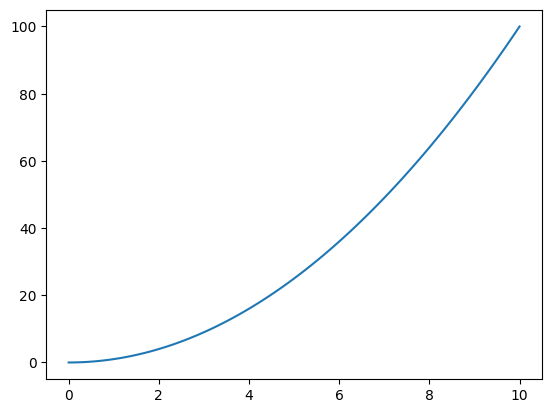
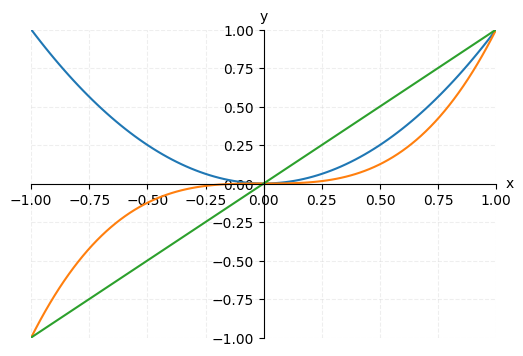
Unified diff of the notebook cell whose output changed from the first chart to the second:
--- before
+++ after
@@ -1,3 +1,10 @@
-x_space = np.linspace(0,10,100)
+x_space = np.linspace(-1,1,100)
+
+fig, ax = setup_plot(
+    show_ticks=True,
+    xlim=(-1, 1),
+    ylim=(-1, 1),
+    grid=True
+)
 plt.plot(
     x_space,
@@ -5,4 +12,14 @@
 )
 
-plt.xlabel('x')
-plt.ylabel('y')
+plt.plot(
+    x_space,
+    cubic_func(x_space)
+)
+
+plt.plot(
+    x_space,
+    linear_func(x_space)
+)
+
+plt.show()
+

Commit: 741